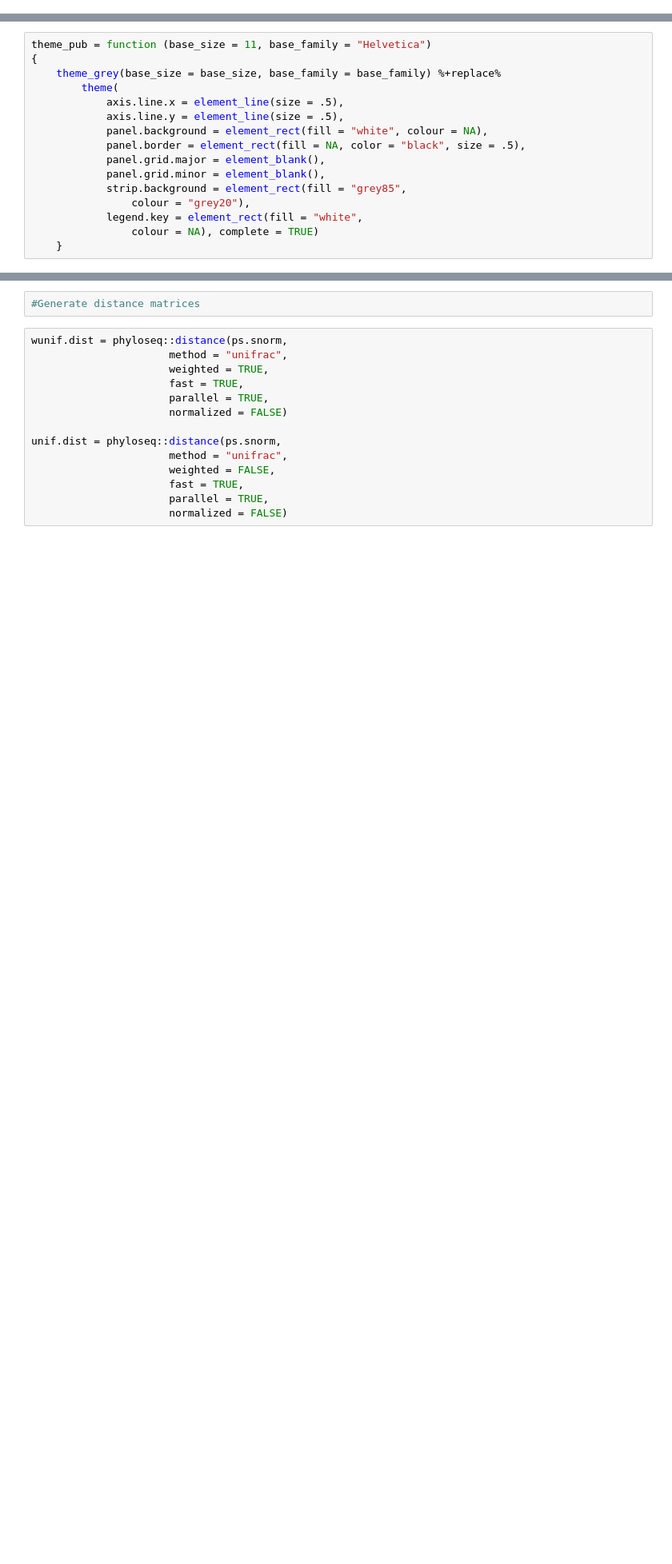
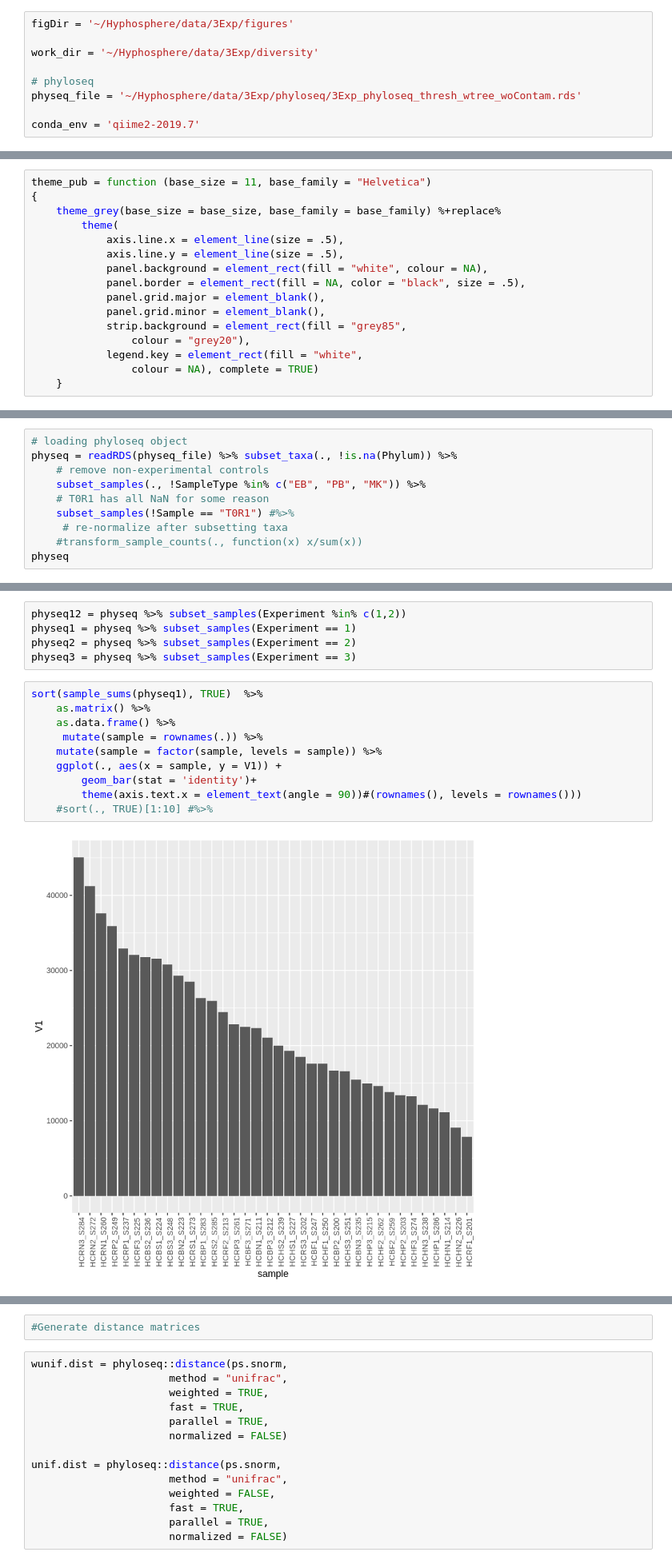
Before and after one commit to bdemmett/Hyphosphere, a Jupyter notebook: notebooks/MiSeqRuns/7-3exp_hypothesis_testing.ipynb, the cells around one changed output, grey strips where cells are left out. Shown at 80% size. Saved outputs shown, nothing was run; the diff lists cells and outputs as text; blank space fills up the shorter version.

```diff
--- a/notebooks/MiSeqRuns/7-3exp_hypothesis_testing.ipynb
+++ b/notebooks/MiSeqRuns/7-3exp_hypothesis_testing.ipynb
@@ -1 +1,10 @@
+# %%
+figDir = '~/Hyphosphere/data/3Exp/figures'
+
+work_dir = '~/Hyphosphere/data/3Exp/diversity'
+
+# phyloseq
+physeq_file = '~/Hyphosphere/data/3Exp/phyloseq/3Exp_phyloseq_thresh_wtree_woContam.rds'
+
+conda_env = 'qiime2-2019.7'
 # %%
@@ -49,0 +75,10 @@ figDir = '~/Hyphosphere/data/3Exp/figures'
+# %%
+# loading phyloseq object
+physeq = readRDS(physeq_file) %>% subset_taxa(., !is.na(Phylum)) %>%
+    # remove non-experimental controls
+    subset_samples(., !SampleType %in% c("EB", "PB", "MK")) %>%
+    # T0R1 has all NaN for some reason
+    subset_samples(!Sample == "T0R1") #%>%
+     # re-normalize after subsetting taxa
+    #transform_sample_counts(., function(x) x/sum(x))
+physeq
@@ -49,0 +91,17 @@ figDir = '~/Hyphosphere/data/3Exp/figures'
+# %%
+physeq12 = physeq %>% subset_samples(Experiment %in% c(1,2))
+physeq1 = physeq %>% subset_samples(Experiment == 1)
+physeq2 = physeq %>% subset_samples(Experiment == 2)
+physeq3 = physeq %>% subset_samples(Experiment == 3)
+# %%
+sort(sample_sums(physeq1), TRUE)  %>%
+    as.matrix() %>%
+    as.data.frame() %>%
+     mutate(sample = rownames(.)) %>%
+    mutate(sample = factor(sample, levels = sample)) %>%
+    ggplot(., aes(x = sample, y = V1)) +
+        geom_bar(stat = 'identity')+
+        theme(axis.text.x = element_text(angle = 90))#(rownames(), levels = rownames()))
+    #sort(., TRUE)[1:10] #%>%
+# %% [output]
+[figure, added]
```
Also changed, not shown: parts of 38 cells of this notebook, 13 other files.
